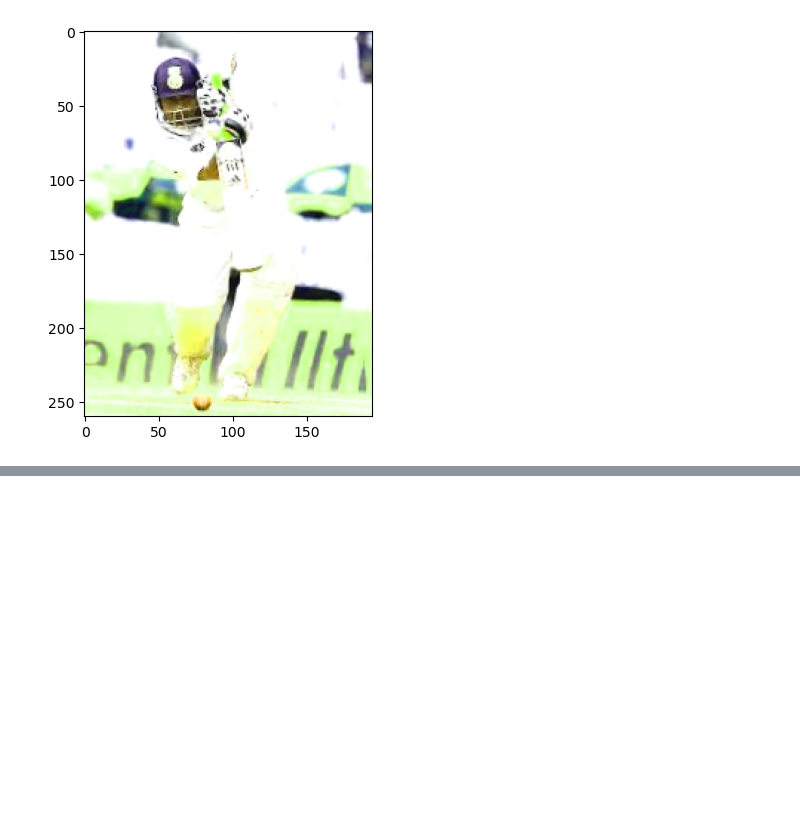
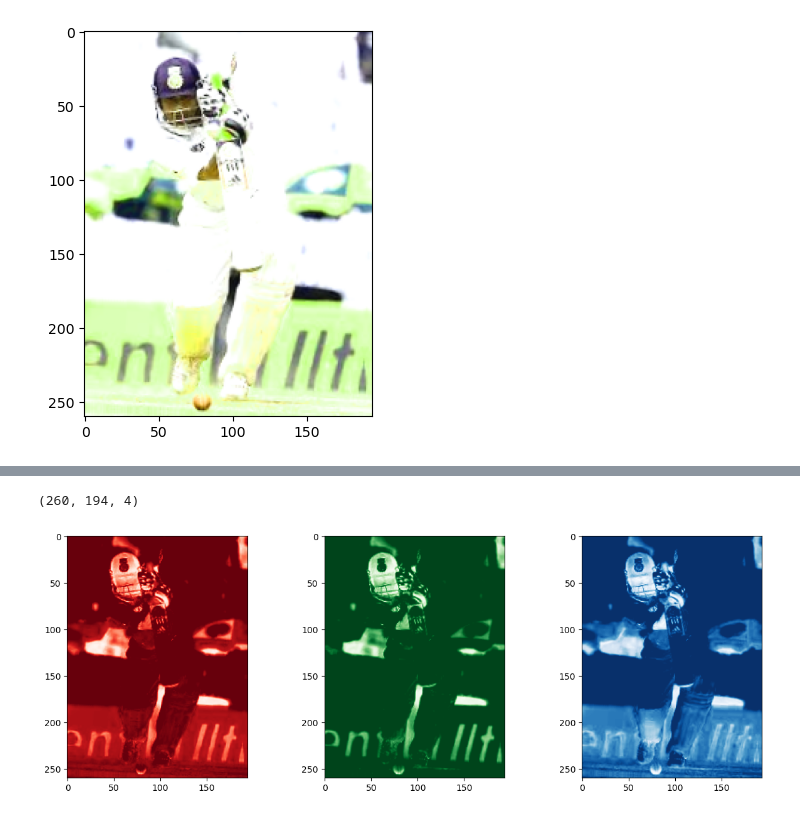
Before and after one commit to Michila0/pose-detection, a Jupyter notebook: ImageProcessing-checkpoint.ipynb, the cells around one changed output, grey strips where cells are left out. Drawn from its saved outputs; the diff is of its cells as text; code cells hidden in the pictures; blank space fills up the shorter version.

Commit message:
chore: Display RGB # images

```diff
--- a/ImageProcessing-checkpoint.ipynb
+++ b/ImageProcessing-checkpoint.ipynb
@@ -97,3 +97,16 @@ plt.show()
 
 # A  convolution on a RGB image
 <img src="https://www.researchgate.net/publication/335875913/figure/fig3/AS:906271578398722@1593083390618/A-convolution-on-a-RGB-image-The-three-2D-channels-result-in-a-2D-matrix.png"/>
+# %%
+img_mpl.shape
+# %% [output]
+(260, 194, 4)
+# %%
+# Display  RGB Channels of our images
+fig, axs = plt.subplots(1, 3, figsize=(15, 5))
+axs[0].imshow(img_mpl[:,:,0], cmap='Reds')
+axs[1].imshow(img_mpl[:,:,1], cmap='Greens')
+axs[2].imshow(img_mpl[:,:,2], cmap='Blues')
+plt.show()
+# %% [output]
+[figure, added]
```
